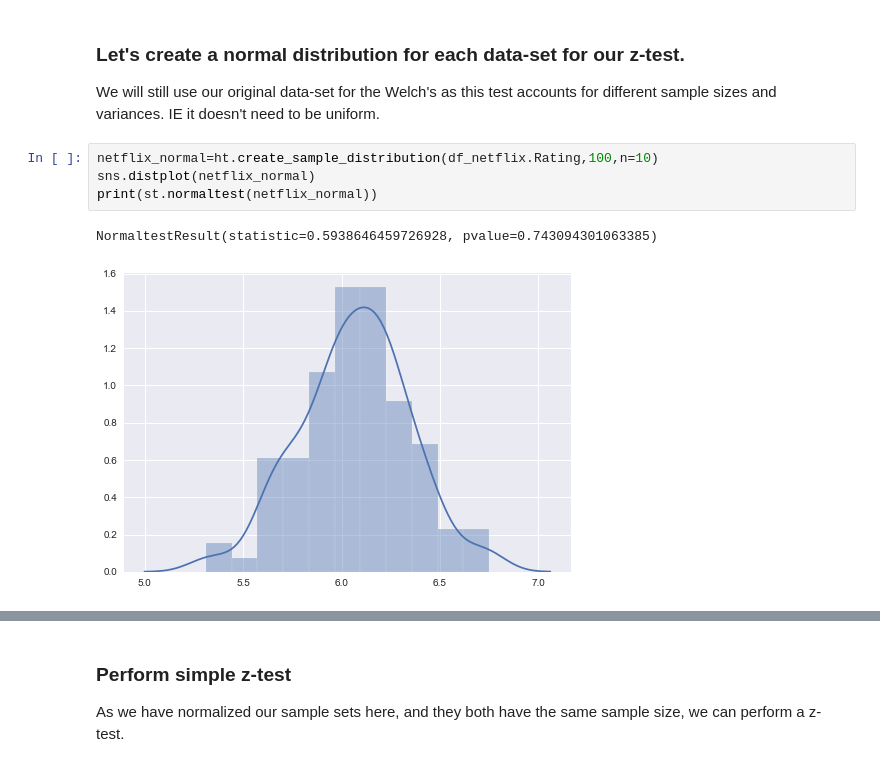
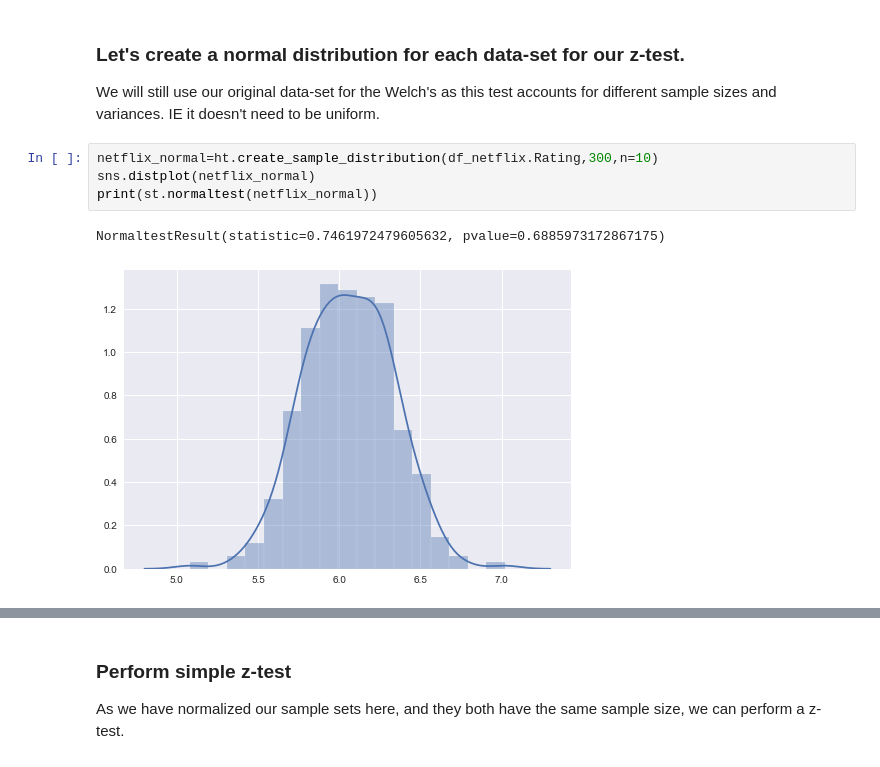
Before and after one commit to Greg-S-12/movies_project3, a Jupyter notebook: notebookdefinale.ipynb, the cells around one changed output, grey strips where cells are left out. Drawn from its saved outputs; the diff is of its cells as text.

```diff
--- a/notebookdefinale.ipynb
+++ b/notebookdefinale.ipynb
@@ -419,10 +419,10 @@ print(df_netflix.Rating.std(),df_netflix.Rating.mean())
 ### Let's create a normal distribution for each data-set for our z-test.
 We will still use our original data-set for the Welch's as this test accounts for different sample sizes and variances. IE it doesn't need to be uniform.
 # %%
-netflix_normal=ht.create_sample_distribution(df_netflix.Rating,100,n=10)
+netflix_normal=ht.create_sample_distribution(df_netflix.Rating,300,n=10)
 sns.distplot(netflix_normal)
 print(st.normaltest(netflix_normal))
 # %% [output]
-NormaltestResult(statistic=0.5938646459726928, pvalue=0.743094301063385)
+NormaltestResult(statistic=0.7461972479605632, pvalue=0.6885973172867175)
-[figure, old version]
+[figure, new version]
 # %%
```
Also changed, not shown: parts of 6 cells of this notebook, 2 other files.
